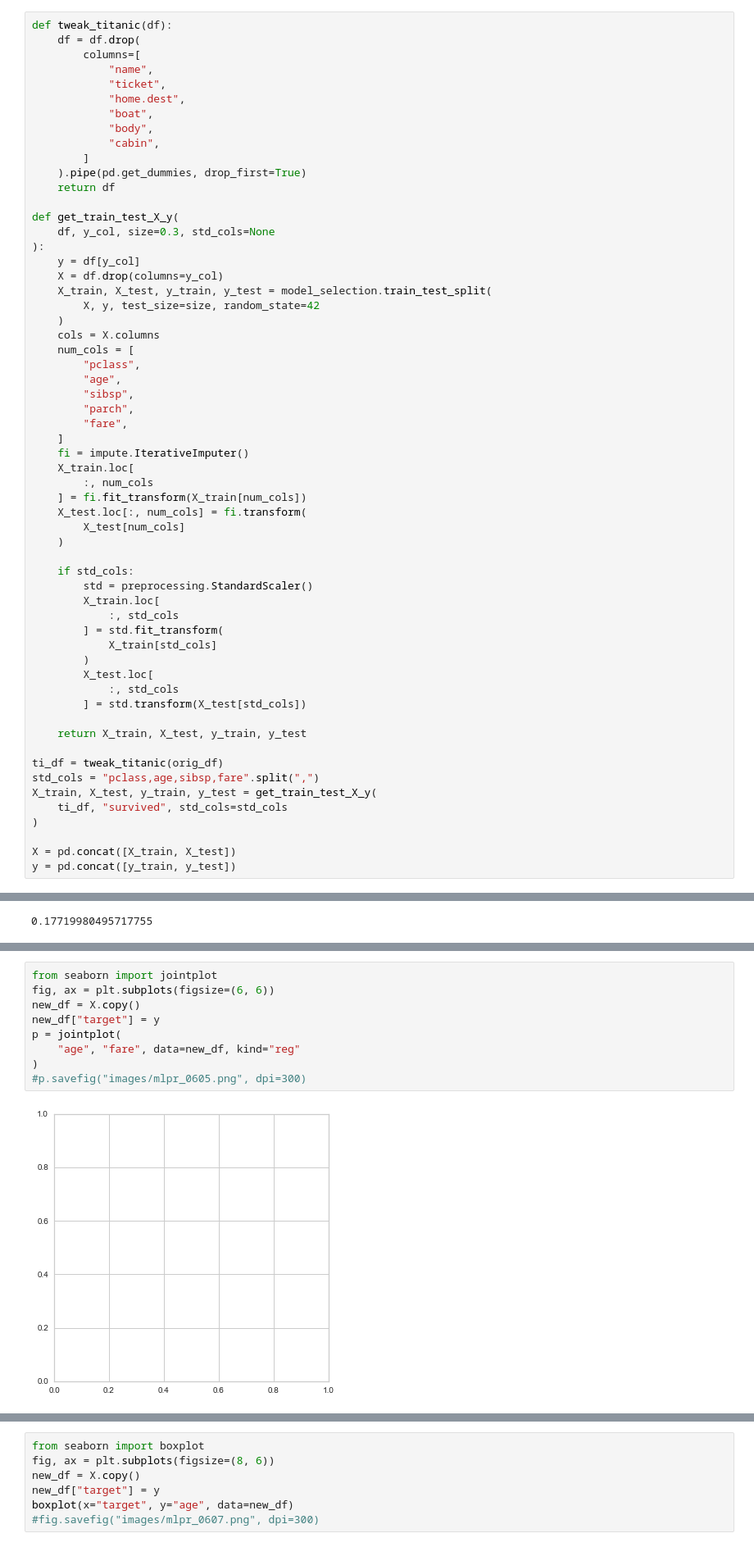
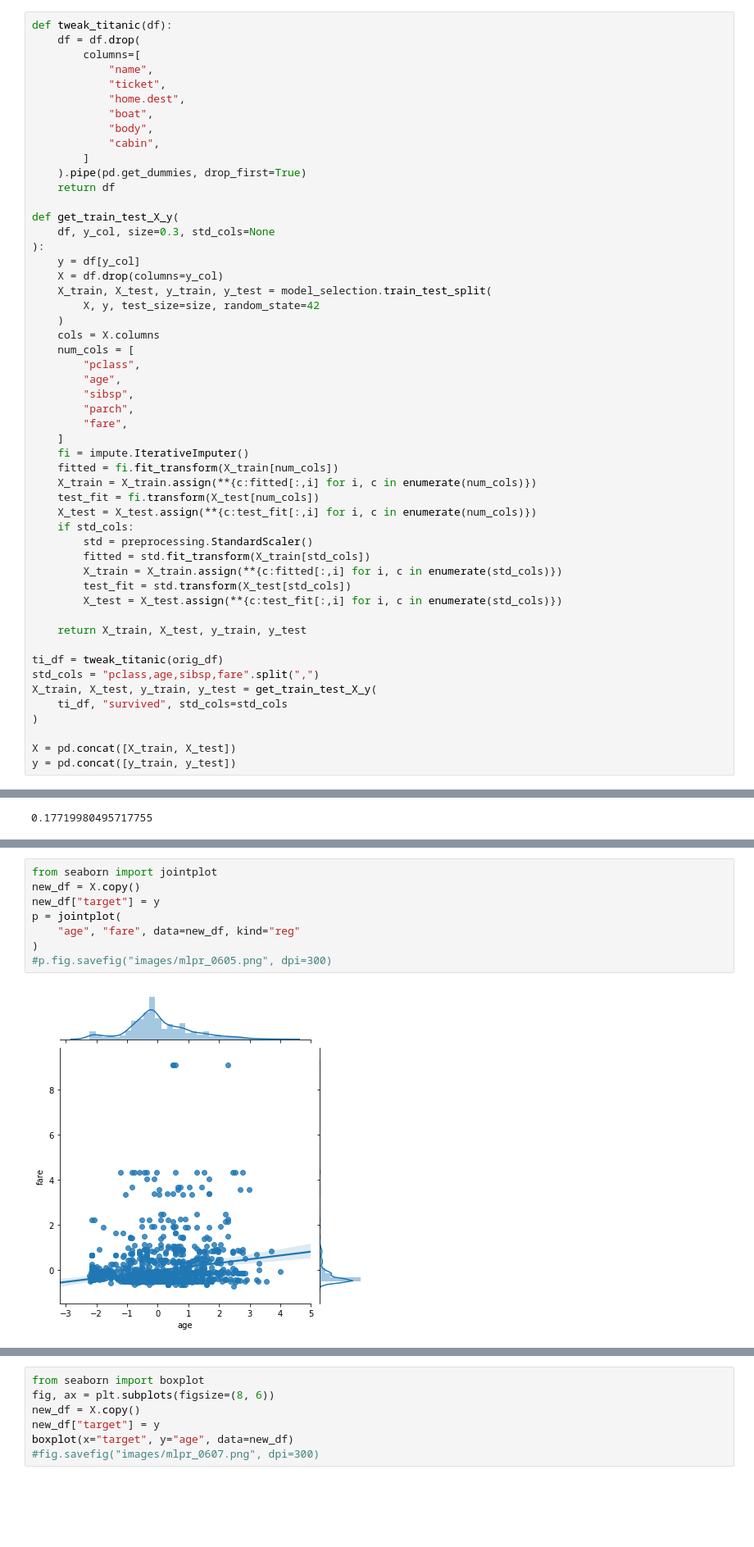
Before and after one commit to mattharrison/ml_pocket_reference, a Jupyter notebook: ch06.ipynb, the cells around one changed output, grey strips where cells are left out. Shown at 82% size. Drawn from its saved outputs; the diff is of its cells as text; blank space fills up the shorter version.

```diff
--- a/ch06.ipynb
+++ b/ch06.ipynb
@@ -50,23 +50,16 @@ def get_train_test_X_y(
         "fare",
     ]
     fi = impute.IterativeImputer()
-    X_train.loc[
-        :, num_cols
-    ] = fi.fit_transform(X_train[num_cols])
-    X_test.loc[:, num_cols] = fi.transform(
-        X_test[num_cols]
-    )
-
+    fitted = fi.fit_transform(X_train[num_cols])
+    X_train = X_train.assign(**{c:fitted[:,i] for i, c in enumerate(num_cols)})
+    test_fit = fi.transform(X_test[num_cols])
+    X_test = X_test.assign(**{c:test_fit[:,i] for i, c in enumerate(num_cols)})
     if std_cols:
         std = preprocessing.StandardScaler()
-        X_train.loc[
-            :, std_cols
-        ] = std.fit_transform(
-            X_train[std_cols]
-        )
-        X_test.loc[
-            :, std_cols
-        ] = std.transform(X_test[std_cols])
+        fitted = std.fit_transform(X_train[std_cols])
+        X_train = X_train.assign(**{c:fitted[:,i] for i, c in enumerate(std_cols)})
+        test_fit = std.transform(X_test[std_cols])
+        X_test = X_test.assign(**{c:test_fit[:,i] for i, c in enumerate(std_cols)})
 
     return X_train, X_test, y_train, y_test
 
@@ -162,12 +134,11 @@ jpv.poof()
 [figure]
 # %%
 from seaborn import jointplot
-fig, ax = plt.subplots(figsize=(6, 6))
 new_df = X.copy()
 new_df["target"] = y
 p = jointplot(
     "age", "fare", data=new_df, kind="reg"
 )
-#p.savefig("images/mlpr_0605.png", dpi=300)
+#p.fig.savefig("images/mlpr_0605.png", dpi=300)
 # %% [output]
-[figure, old version]
+[figure, new version]
```
Also changed, not shown: parts of 3 cells of this notebook, 4 other files.
